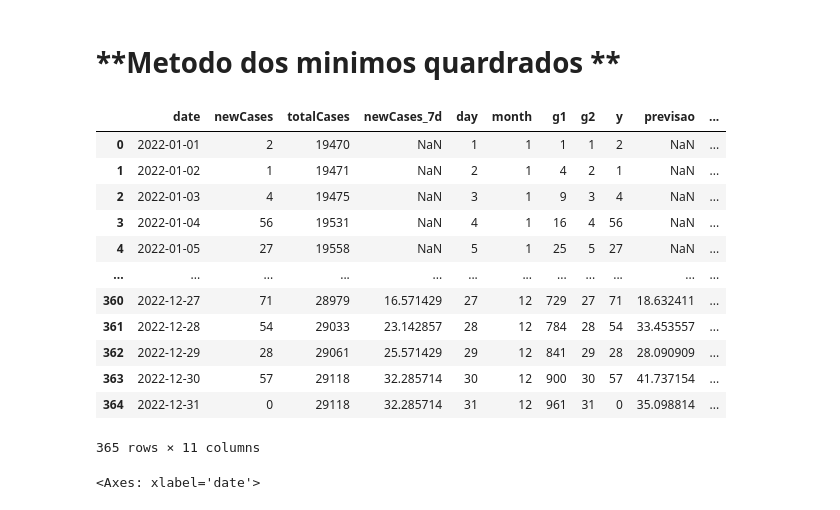
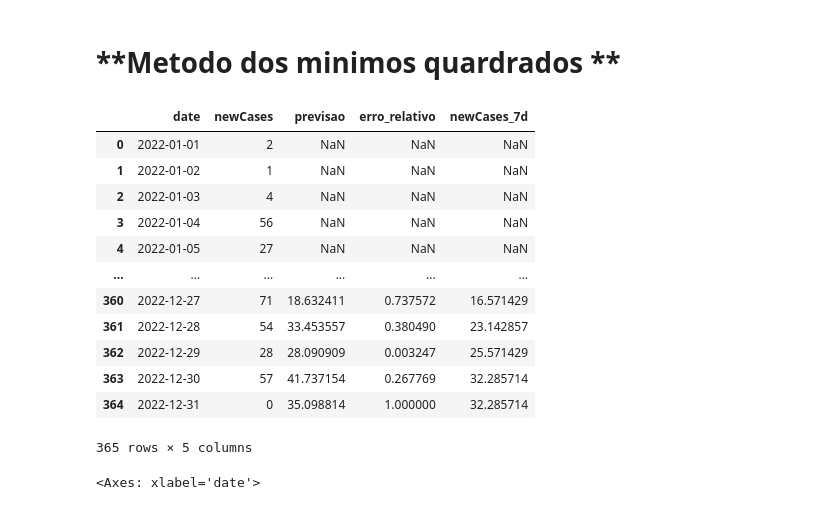
Before and after one commit to aureliodeboa/Calculo-Numerico, a Jupyter notebook: Numerico.ipynb, the cells around one changed output. Saved outputs shown, nothing was run; the diff lists cells and outputs as text; code cells hidden in the pictures.

```diff
--- a/Numerico.ipynb
+++ b/Numerico.ipynb
@@ -120,46 +120,50 @@ for i in _df.itertuples():
 
   A= np.array([[g1g1, g1g2,g1g3],[g1g2,g2g2,g2g3],[g1g3,g2g3,g3g3]]) #matriz A
   b= np.array([[yg1],[yg2],[yg3]])  #matriz b
 
   funcEstimativa = np.linalg.solve(A,b) #resolve o sistema linear
 
   previsao = (i.day**2)*(funcEstimativa[0]) + i.day*(funcEstimativa[1])+ (funcEstimativa[2]) #calcula apartir da função o valor estimado 'a previsão'
 
   #este if trata quando tem divisao por zero
   if(i.newCases):
     erro_relativo = abs((previsao - i.newCases)/i.newCases)
   else:
    erro_relativo= abs((previsao - i.newCases)/previsao)
    #divisao por zero tratarr a if condition else b
 
   #tira dos aculadores o valor de 21 dias atras, para que assim a função seja baseada somente nos 21 dias anteriores
   g1g1 -= _df.loc[i.Index-21].g1 * _df.loc[i.Index-21].g1
   g1g2 -= _df.loc[i.Index-21].g1 * _df.loc[i.Index-21].g2
   g1g3 -= _df.loc[i.Index-21].g1
   g2g2 -= _df.loc[i.Index-21].g2 * _df.loc[i.Index-21].g2
   g2g3 -= _df.loc[i.Index-21].g2
   g3g3 -= 1
   yg1 -= _df.loc[i.Index-21].g1 * _df.loc[i.Index-21].y
   yg2 -=  _df.loc[i.Index-21].g2 * _df.loc[i.Index-21].y
   yg3 -= _df.loc[i.Index-21].y
 
 
   _df.iloc[[i.Index],-2]= float(previsao) #coloca os dados da previsao da ultima coluna
   _df.iloc[[i.Index],-1]= float(erro_relativo)
+
+
+dfinal= _df[["date","newCases","previsao","erro_relativo","newCases_7d"]]
+dfinal
 # %% [output]
-|  | date | newCases | totalCases | newCases_7d | day | month | g1 | g2 | y | previsao | ... |
-| 0 | 2022-01-01 | 2 | 19470 | NaN | 1 | 1 | 1 | 1 | 2 | NaN | ... |
-| 1 | 2022-01-02 | 1 | 19471 | NaN | 2 | 1 | 4 | 2 | 1 | NaN | ... |
-| 2 | 2022-01-03 | 4 | 19475 | NaN | 3 | 1 | 9 | 3 | 4 | NaN | ... |
-| 3 | 2022-01-04 | 56 | 19531 | NaN | 4 | 1 | 16 | 4 | 56 | NaN | ... |
-| 4 | 2022-01-05 | 27 | 19558 | NaN | 5 | 1 | 25 | 5 | 27 | NaN | ... |
-| ... | ... | ... | ... | ... | ... | ... | ... | ... | ... | ... | ... |
-| 360 | 2022-12-27 | 71 | 28979 | 16.571429 | 27 | 12 | 729 | 27 | 71 | 18.632411 | ... |
-| 361 | 2022-12-28 | 54 | 29033 | 23.142857 | 28 | 12 | 784 | 28 | 54 | 33.453557 | ... |
-| 362 | 2022-12-29 | 28 | 29061 | 25.571429 | 29 | 12 | 841 | 29 | 28 | 28.090909 | ... |
-| 363 | 2022-12-30 | 57 | 29118 | 32.285714 | 30 | 12 | 900 | 30 | 57 | 41.737154 | ... |
-| 364 | 2022-12-31 | 0 | 29118 | 32.285714 | 31 | 12 | 961 | 31 | 0 | 35.098814 | ... |
+|  | date | newCases | previsao | erro_relativo | newCases_7d |
+| 0 | 2022-01-01 | 2 | NaN | NaN | NaN |
+| 1 | 2022-01-02 | 1 | NaN | NaN | NaN |
+| 2 | 2022-01-03 | 4 | NaN | NaN | NaN |
+| 3 | 2022-01-04 | 56 | NaN | NaN | NaN |
+| 4 | 2022-01-05 | 27 | NaN | NaN | NaN |
+| ... | ... | ... | ... | ... | ... |
+| 360 | 2022-12-27 | 71 | 18.632411 | 0.737572 | 16.571429 |
+| 361 | 2022-12-28 | 54 | 33.453557 | 0.380490 | 23.142857 |
+| 362 | 2022-12-29 | 28 | 28.090909 | 0.003247 | 25.571429 |
+| 363 | 2022-12-30 | 57 | 41.737154 | 0.267769 | 32.285714 |
+| 364 | 2022-12-31 | 0 | 35.098814 | 1.000000 | 32.285714 |
-365 rows × 11 columns
+365 rows × 5 columns
 # %%
 ax = plt.gca()
 
```
